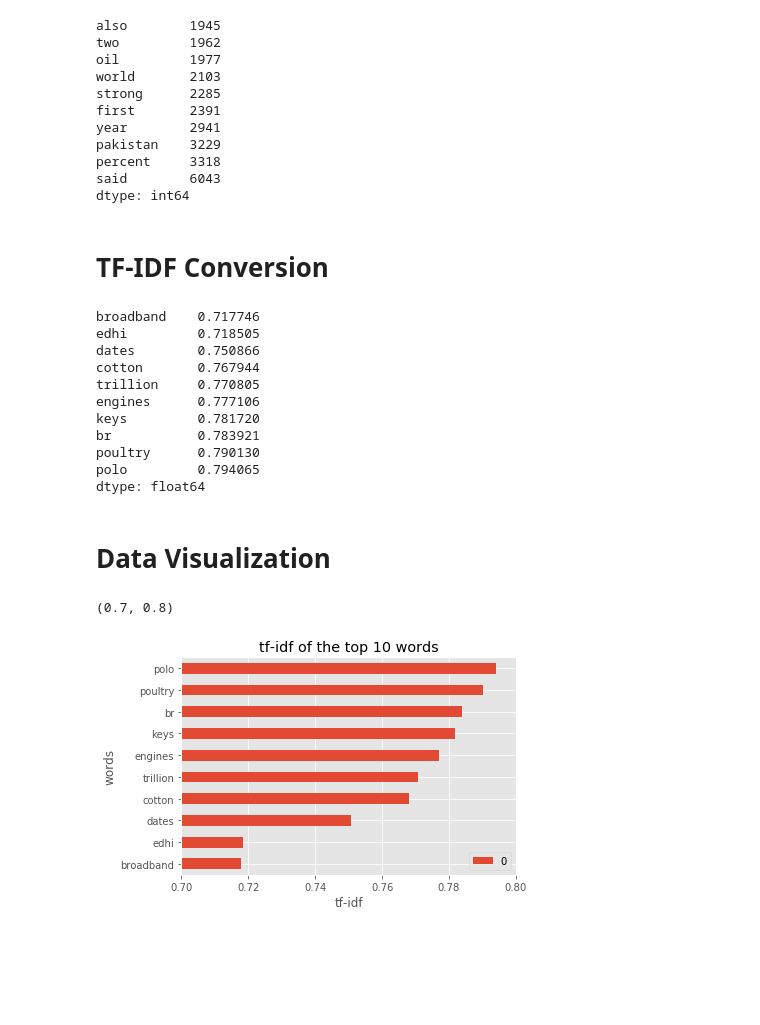
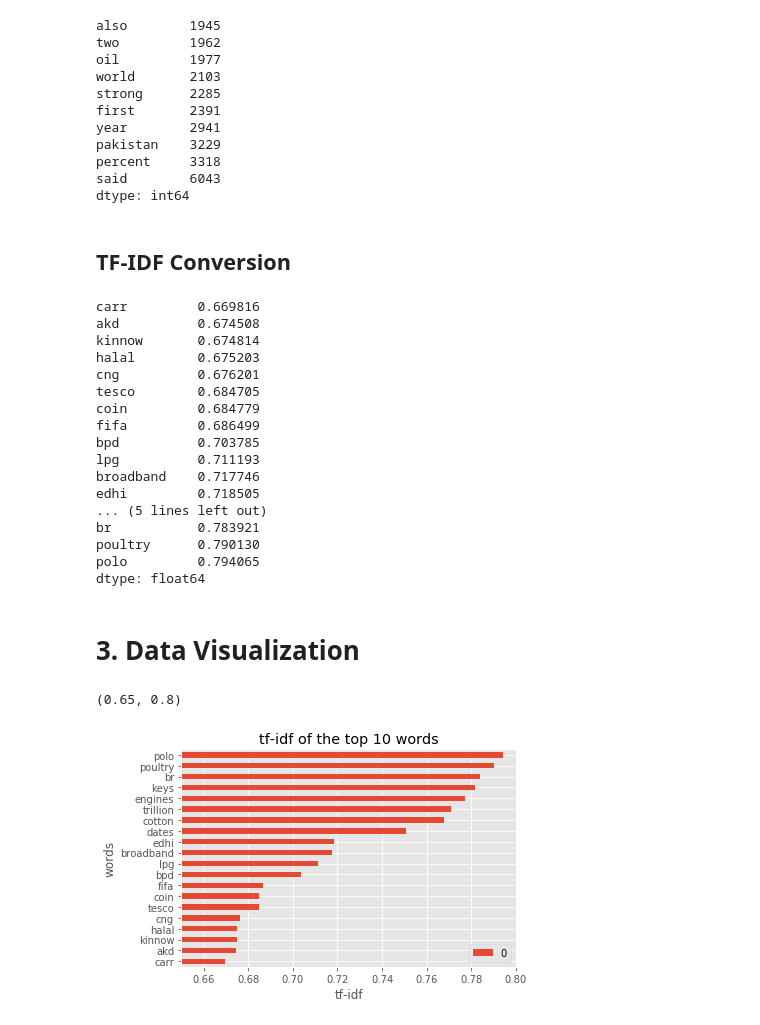
Before and after one commit to JJVincentJJ/SMUMachineLearning, a Jupyter notebook: Lab2String/Lab2.ipynb, the cells around one changed output. Drawn from its saved outputs; the diff is of its cells as text; code cells hidden in the pictures; blank space fills up the shorter version.

```diff
--- a/Lab2String/Lab2.ipynb
+++ b/Lab2String/Lab2.ipynb
@@ -79,9 +66,10 @@ import nltk
 import re
 from nltk.corpus import stopwords
 # from nltk.stem.porter import PorterStemmer
-
-porter_stemmer = PorterStemmer()
+# porter_stemmer = PorterStemmer()
 summary_text = []
+sport_text = []
+bus_text = []
 for index in range(0,at['Article'].count()):
     voc = re.sub('[^a-zA-Z]+', ' ', at["Article"][index]).lower()
 # stemming, we tried it but the results seem to be unreliable
@@ -94,6 +82,7 @@ for index in range(0,at['Article'].count()):
 
     for word in stopwords.words('english'):# iterate over word_list
         voc = re.sub('\s{0}\s'.format(word), ' ', voc)
+    at["Article"][index] = voc
     summary_text.append(voc)
 
 summary_text
@@ -151,7 +156,7 @@ percent     3318
 said        6043
 dtype: int64
 # %% [markdown]
-# TF-IDF Conversion
+## TF-IDF Conversion
 # %%
 from sklearn.feature_extraction.text import TfidfVectorizer
 tfidf_vect = TfidfVectorizer() # an object capable of counting words in a document!
@@ -159,21 +164,27 @@ tfidf_vect = TfidfVectorizer() # an object capable of counting words in a docume
 tfidf_mat = tfidf_vect.fit_transform(summary_text) # that's it! its converted!!
 # %%
 df = pd.DataFrame(data=tfidf_mat.toarray(),columns=tfidf_vect.get_feature_names())
-df.max().sort_values()[-10:]
+df.max().sort_values()[-20:]
 # %% [output]
+carr         0.669816
+akd          0.674508
+kinnow       0.674814
+halal        0.675203
+cng          0.676201
+tesco        0.684705
+coin         0.684779
+fifa         0.686499
+bpd          0.703785
+lpg          0.711193
 broadband    0.717746
 edhi         0.718505
-dates        0.750866
-cotton       0.767944
-trillion     0.770805
-engines      0.777106
-keys         0.781720
+... (5 lines left out)
 br           0.783921
 poultry      0.790130
 polo         0.794065
 dtype: float64
 # %% [markdown]
-# Data Visualization
+# 3. Data Visualization
 # %%
 import matplotlib.pyplot as plt
 import warnings
@@ -181,14 +192,14 @@ warnings.simplefilter('ignore', DeprecationWarning)
 %matplotlib inline
 # %%
 plt.style.use('ggplot')
-plot1 = pd.DataFrame(df.max().sort_values()[-10:])
+plot1 = pd.DataFrame(df.max().sort_values()[-20:])
 # plot1.index = plot1.country
 ax = plot1.plot(kind='barh')
 plt.title('tf-idf of the top 10 words')
 plt.xlabel('tf-idf')
 plt.ylabel('words')
 axes = plt.gca()
-axes.set_xlim([0.7,0.8])
+axes.set_xlim([0.65,0.8]) # zoom in the range of difference
 # %% [output]
-(0.7, 0.8)
+(0.65, 0.8)
-[figure, old version]
+[figure, new version]
```
Also changed, not shown: parts of 14 cells of this notebook, 2 other files.
